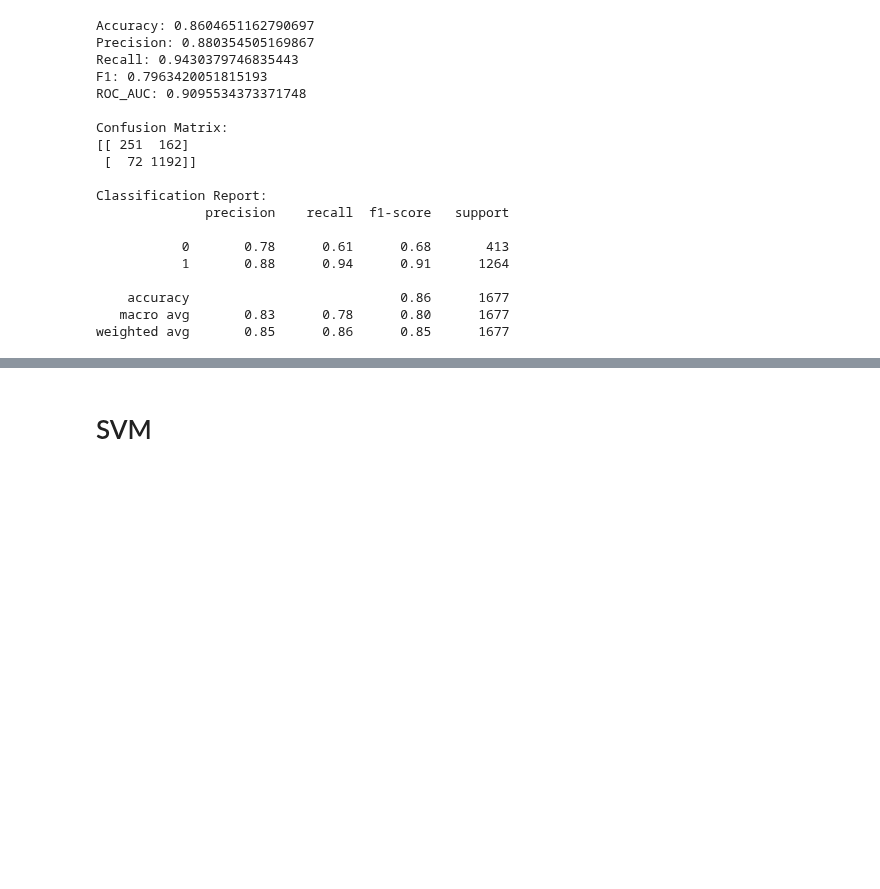
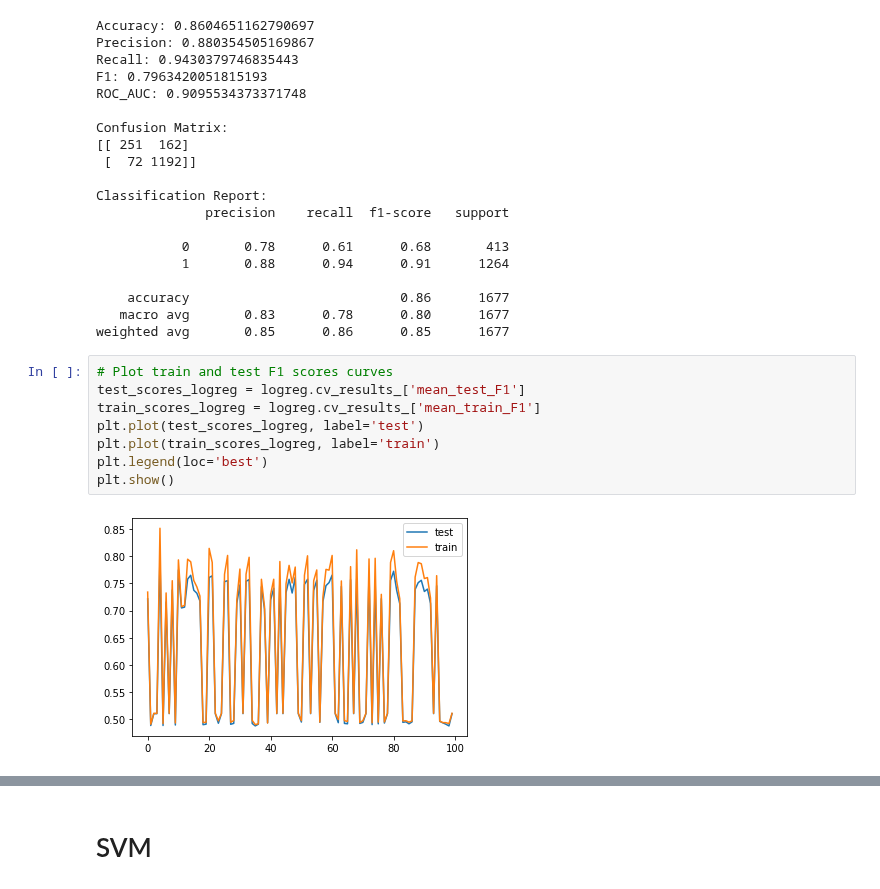
Before and after one commit to kohmin/makeupreviews, a Jupyter notebook: Model Evaluation.ipynb, the cells around one changed output, grey strips where cells are left out. Cells and saved outputs as stored; diff of their text form; blank space fills up the shorter version.

```diff
--- a/Model Evaluation.ipynb
+++ b/Model Evaluation.ipynb
@@ -66,3 +67,13 @@ Classification Report:
     accuracy                           0.86      1677
    macro avg       0.83      0.78      0.80      1677
 weighted avg       0.85      0.86      0.85      1677
+# %%
+# Plot train and test F1 scores curves
+test_scores_logreg = logreg.cv_results_['mean_test_F1']
+train_scores_logreg = logreg.cv_results_['mean_train_F1']
+plt.plot(test_scores_logreg, label='test')
+plt.plot(train_scores_logreg, label='train')
+plt.legend(loc='best')
+plt.show()
+# %% [output]
+[figure, added]
```
Also changed, not shown: parts of 8 cells of this notebook.
